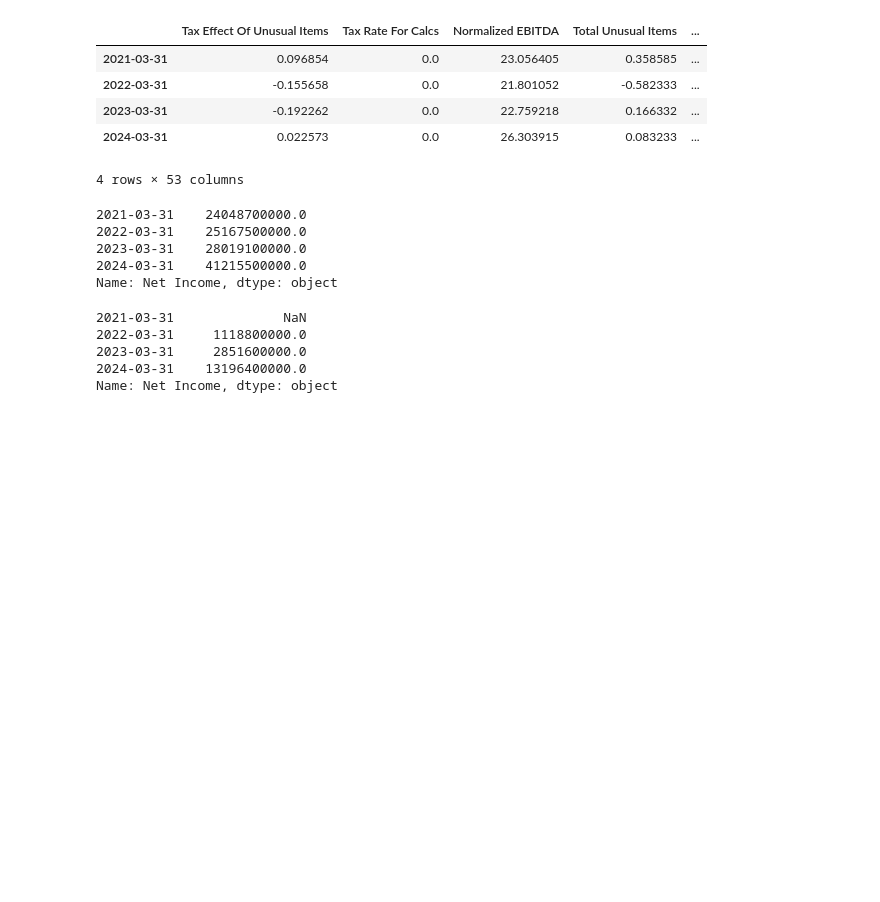
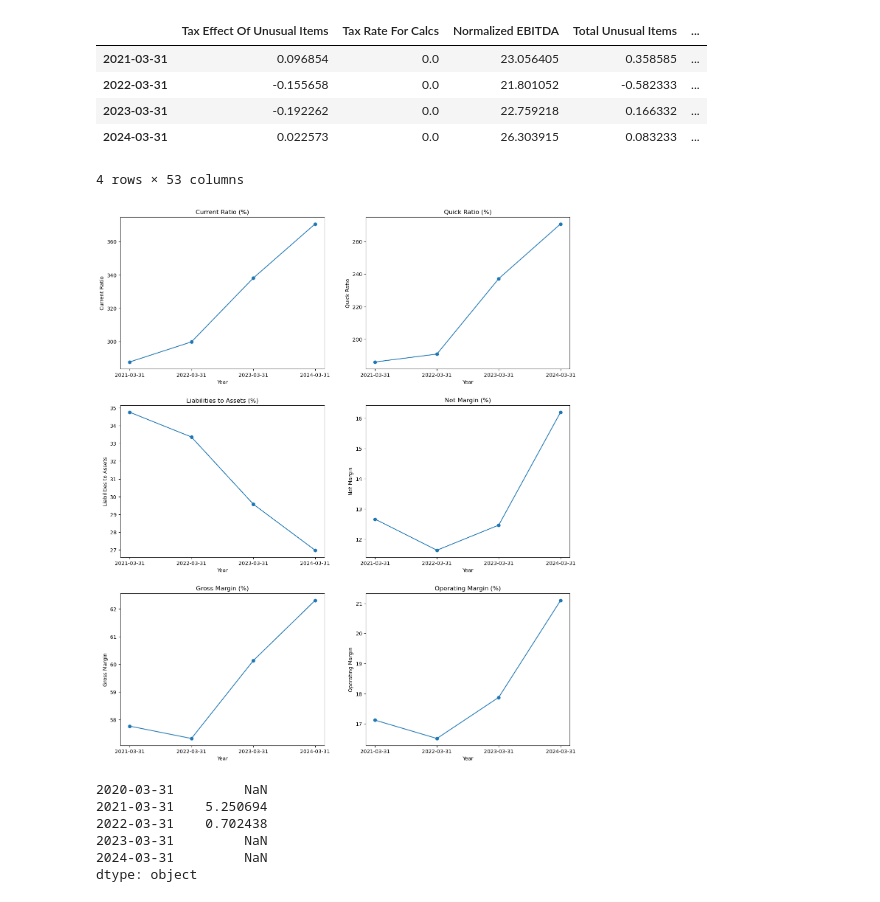
Before and after one commit to Rishi-Bharadwaj/Applied-AI-in-Finance, a Jupyter notebook: Bav/first.ipynb, the cells around one changed output. Drawn from its saved outputs; the diff is of its cells as text; code cells hidden in the pictures; blank space fills up the shorter version.

Commit message:
graphs and projections

```diff
--- a/Bav/first.ipynb
+++ b/Bav/first.ipynb
@@ -103,16 +115,63 @@ net_margin = (income_statement['Net Income'] / income_statement['Total Revenue']
-# %%
-income_statement['Net Income']
-# %% [output]
-2021-03-31    24048700000.0
-2022-03-31    25167500000.0
-2023-03-31    28019100000.0
-2024-03-31    41215500000.0
-Name: Net Income, dtype: object
-# %%
-income_statement['Net Income'].diff()
-# %% [output]
-2021-03-31              NaN
-2022-03-31     1118800000.0
-2023-03-31     2851600000.0
-2024-03-31    13196400000.0
-Name: Net Income, dtype: object
+# %%
+import matplotlib.pyplot as plt
+
+# Calculate the ratios
+current_ratio = balance_sheet['Current Assets'] / balance_sheet['Current Liabilities'] * 100
+quick_ratio = (balance_sheet['Current Assets'] - balance_sheet['Inventory']) / balance_sheet['Current Liabilities'] * 100
+liabilities_to_assets = balance_sheet['Current Liabilities'] / balance_sheet['Current Assets'] * 100
+gross_margin = (income_statement['Gross Profit'] / income_statement['Total Revenue']) * 100
+operating_margin = (income_statement['Operating Income'] / income_statement['Total Revenue']) * 100
+net_margin = (income_statement['Net Income'] / income_statement['Total Revenue']) * 100
+years=['2021-03-31','2022-03-31','2023-03-31','2024-03-31']
+
+# Create subplots
+fig, axs = plt.subplots(3, 2, figsize=(14, 16))
+fig.tight_layout(pad=5.0)
+
+axs[0, 0].plot(years, current_ratio.dropna().to_numpy(), marker='o')
+axs[0, 0].set_title('Current Ratio (%)')
+axs[0, 0].set_xlabel('Year')
+axs[0, 0].set_ylabel('Current Ratio')
+
+axs[0, 1].plot(years, quick_ratio.dropna().to_numpy(), marker='o')
+axs[0, 1].set_title('Quick Ratio (%)')
+axs[0, 1].set_xlabel('Year')
+axs[0, 1].set_ylabel('Quick Ratio')
+
+axs[1, 0].plot(years, liabilities_to_assets.dropna().to_numpy(), marker='o')
+axs[1, 0].set_title('Liabilities to Assets (%)')
+axs[1, 0].set_xlabel('Year')
+axs[1, 0].set_ylabel('Liabilities to Assets')
+
+# axs[1, 1].plot(years, debt_equity_ratio.dropna().to_numpy(), marker='o')
+# axs[1, 1].set_title('Debt to Equity Ratio (%)')
+# axs[1, 1].set_xlabel('Year')
+# axs[1, 1].set_ylabel('Debt to Equity Ratio')
+
+axs[2, 0].plot(years, gross_margin.dropna().to_numpy(), marker='o')
+axs[2, 0].set_title('Gross Margin (%)')
+axs[2, 0].set_xlabel('Year')
+axs[2, 0].set_ylabel('Gross Margin')
+
+axs[2, 1].plot(years, operating_margin.dropna().to_numpy(), marker='o')
+axs[2, 1].set_title('Operating Margin (%)')
+axs[2, 1].set_xlabel('Year')
+axs[2, 1].set_ylabel('Operating Margin')
+
+axs[1, 1].plot(years, net_margin.dropna().to_numpy(), marker='o')
+axs[1, 1].set_title('Net Margin (%)')
+axs[1, 1].set_xlabel('Year')
+axs[1, 1].set_ylabel('Net Margin')
+
+plt.show()
+# %% [output]
+[figure, added]
+# %%
+debt_equity_ratio
+# %% [output]
+2020-03-31         NaN
+2021-03-31    5.250694
+2022-03-31    0.702438
+2023-03-31         NaN
+2024-03-31         NaN
+dtype: object
```
Also changed, not shown: parts of 9 cells of this notebook.
